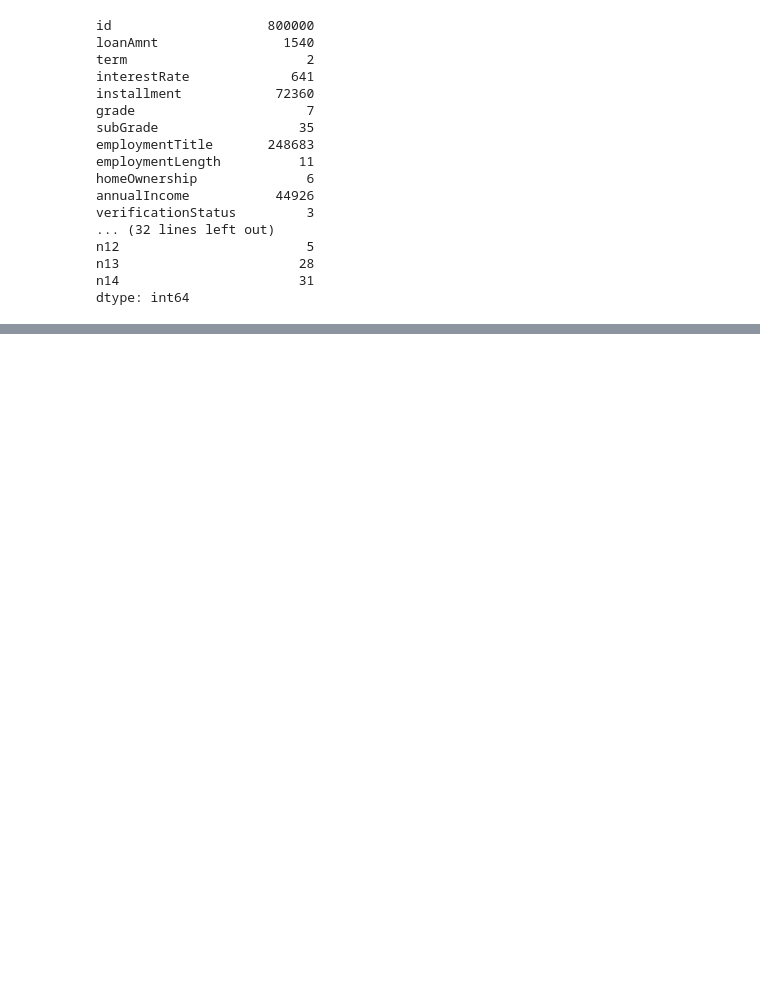
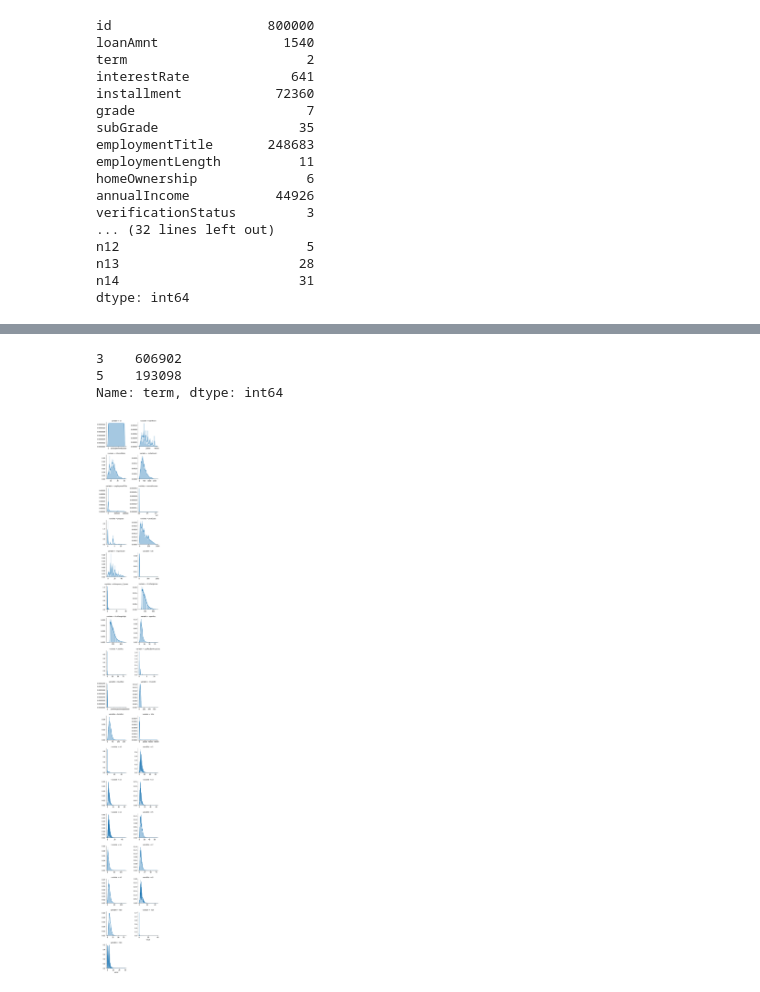
Before and after one commit to highroom/FinancialRiskControl, a Jupyter notebook: Task2 数据分析.ipynb, the cells around one changed output, grey strips where cells are left out. Saved outputs shown, nothing was run; the diff lists cells and outputs as text; code cells hidden in the pictures; blank space fills up the shorter version.

```diff
--- a/Task2 数据分析.ipynb
+++ b/Task2 数据分析.ipynb
@@ -143,0 +154,3 @@ dtype: int64
+# %%
+numerical_fea = list(data_train.select_dtypes(exclude=['object']).columns)
+category_fea = list(data_train.select_dtypes(include=['object']).columns)
@@ -143,0 +196,13 @@ dtype: int64
+# %%
+#过滤数值型类别特征，数值超过10的判断为连续变量，小于10的为离散变量
+def get_numerical_serial_fea(data,feas):
+    numerical_serial_fea = []
+    numerical_noserial_fea = []
+    for fea in feas:
+        temp = data[fea].nunique()
+        if temp <= 10:
+            numerical_noserial_fea.append(fea)
+            continue
+        numerical_serial_fea.append(fea)
+    return numerical_serial_fea,numerical_noserial_fea
+numerical_serial_fea, numerical_noserial_fea = get_numerical_serial_fea(data_train,numerical_fea)
@@ -143,0 +241,12 @@ dtype: int64
+# %%
+data_train['term'].value_counts()
+# %% [output]
+3    606902
+5    193098
+Name: term, dtype: int64
+# %%
+f = pd.melt(data_train, value_vars=numerical_serial_fea)
+g = sns.FacetGrid(f, col='variable', col_wrap=2, sharex=False, sharey=False)
+g = g.map(sns.distplot, 'value')
+# %% [output]
+[figure, added]
```
Also changed, not shown: parts of 16 cells of this notebook.
